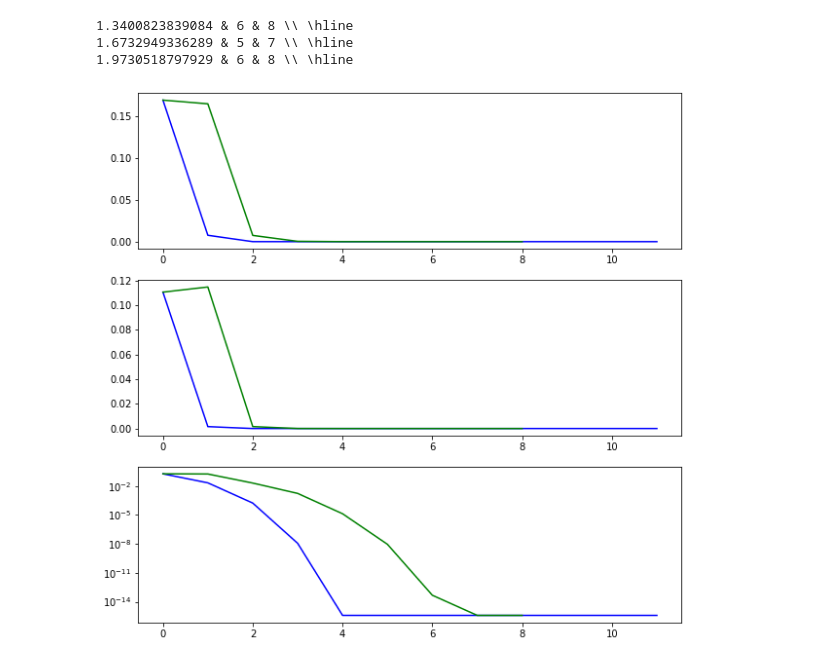
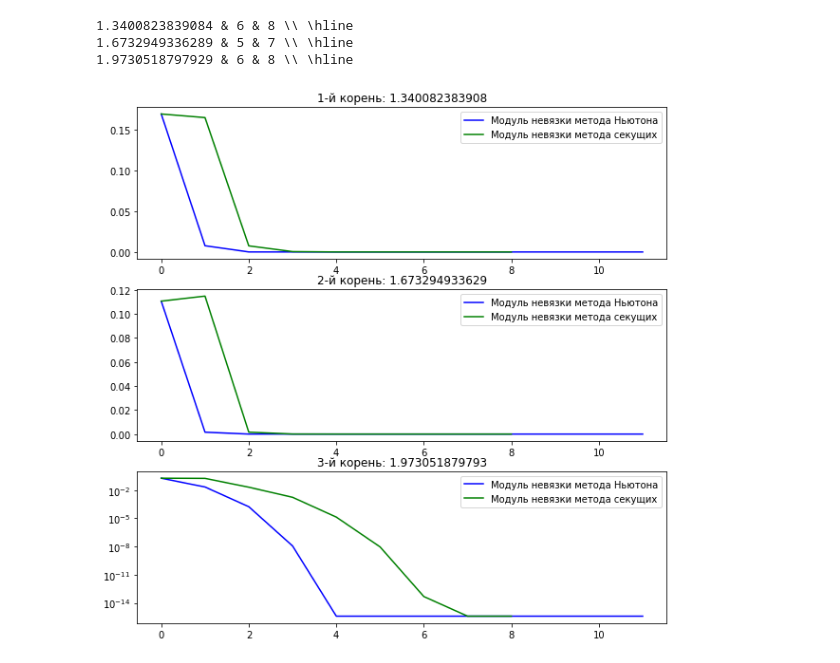
Before and after one commit to pivozar/MPEI_LabWorks, a Jupyter notebook: 2_Year/4_Semester/Numeric_methods/labworks/lab2/CHM_LW2.2_A-14-19_Volkov.ipynb, the cells around one changed output. Drawn from its saved outputs; the diff is of its cells as text; code cells hidden in the pictures.

```diff
--- a/2_Year/4_Semester/Numeric_methods/labworks/lab2/CHM_LW2.2_A-14-19_Volkov.ipynb
+++ b/2_Year/4_Semester/Numeric_methods/labworks/lab2/CHM_LW2.2_A-14-19_Volkov.ipynb
@@ -26,15 +26,15 @@ def Newton_method(root_loc:list, f, df) -> list:
     x = [(root_loc[0] + root_loc[1])/2]
     eps = 1e-12
     x.append(x[-1] - f(x[-1])/df(x[-1]))
-    while np.abs(x[-1] - x[-2]) > eps/2:
+    while np.abs(x[-1] - x[-2]) > eps:
         x.append(x[-1] - f(x[-1])/df(x[-1]))
     return x
 
 def Secant_method(root_loc: list, f, df) -> list:
     x = [(root_loc[0] + root_loc[1])/2]
     eps = 1e-12
-    x.append(x[-1] + 2*eps)
-    while np.abs(x[-1] - x[-2]) > eps/2:
+    x.append(x[-1] + 1e9*eps)
+    while np.abs(x[-1] - x[-2]) > eps:
         x.append(x[-1] - (f(x[-1])*(x[-1] - x[-2]))/(f(x[-1]) - f(x[-2])))
     return x
 # %%
@@ -77,10 +77,13 @@ def Secant_modified(root_loc: list, f, df) -> list:
 # %%
 fig, axs = plt.subplots(3, 1, figsize=(10,10))
 plt.yscale('log')
 for i in range(3):
     sec_res = Secant_modified(d[i], f, df)
     newt_res = Newton_modified(d[i], f, df)
-    axs[i].plot(range(len(newt_res)), newt_res , color='blue')
-    axs[i].plot(range(len(sec_res)), sec_res , color='green')
+    axs[i].set_title("{}-й корень: {:.12f}".format(i+1, res1[i][-1]))
+    axs[i].plot(range(len(newt_res)), newt_res, label="Модуль невязки метода Ньютона", color='blue')
+    axs[i].plot(range(len(sec_res)), sec_res, label="Модуль невязки метода секущих", color='green')
+    axs[i].legend()
+#fig.savefig("2.2_residual.png", dpi=500)
 # %% [output]
-[figure, old version]
+[figure, new version]
```
Also changed, not shown: 11 other files.
